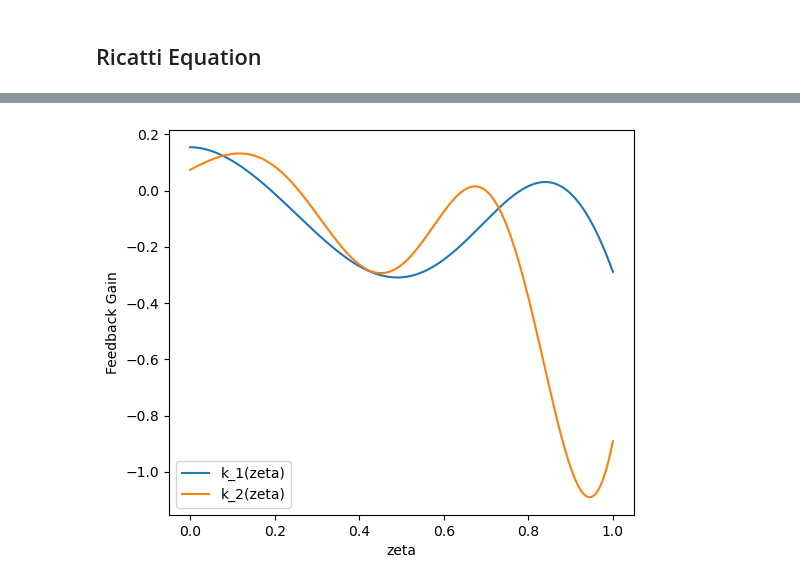
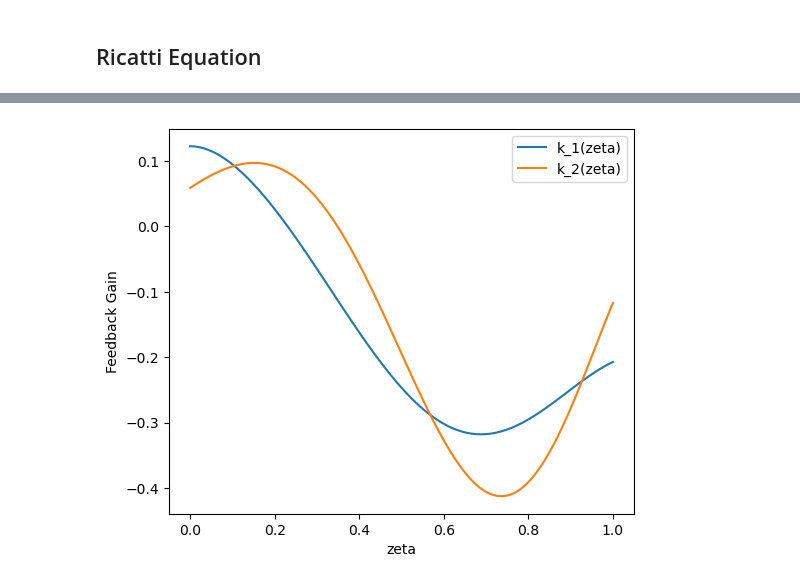
Before and after one commit to behradmoadeli/pfr_isothermal_recycle_delay_optimal, a Jupyter notebook: reports/BehradPaper.ipynb, the cells around one changed output, grey strips where cells are left out. Cells and saved outputs as stored; diff of their text form; code cells hidden in the pictures.

```diff
--- a/reports/BehradPaper.ipynb
+++ b/reports/BehradPaper.ipynb
@@ -725,17 +753,21 @@ e_27 = (27.63+0j)
 # %% [markdown]
 ## Ricatti Equation
 # %%
-n_modes = 7
+n_modes = 5
 
 error = 1
 counter = 0
 
-while error > 1e-17:
+N_zeta = 100
+zeta = np.linspace(0,1,N_zeta)
+
+
+while error > 1e-16:
     p_0_shape = np.array([*triu_to_flat(np.zeros((n_modes,n_modes)))] * 2).shape # Proper shape for initial guess
     p_0 = np.random.rand(*p_0_shape) * 20 * (np.random.rand() - 0.5) # Initial guess
     p_sol_flat = fsolve(ricatti, p_0, (default_pars, lambdas[:n_modes], normal_coefs[:n_modes]), xtol = 1e-14)
-    k = k_ricatti(np.linspace(0,1,10000), p_sol_flat, default_pars, lambdas[:n_modes], normal_coefs[:n_modes])
-    has_imag_values = np.any(np.abs(k.imag) > 1e-5)
+    K = k_ricatti(zeta, p_sol_flat, default_pars, lambdas[:n_modes], normal_coefs[:n_modes])
+    has_imag_values = np.any(np.abs(K.imag) > 1e-5)
     if not has_imag_values:
         error_array = np.array(ricatti(p_sol_flat, default_pars, lambdas[:n_modes], normal_coefs[:n_modes]))
         error = np.sqrt(sum(error_array ** 2)) / (0.5 * len(p_0))
@@ -752,7 +784,7 @@ while error > 1e-17:
     print('k has imaginary values? ', has_imag_values)
 
 if error < 1:
-    k = k.real.astype(float)
+    K = K.real.astype(float)
     print("k = ")
-    display(pd.DataFrame(k))
+    display(pd.DataFrame(K))
 # %% [output]
@@ -775,21 +807,21 @@ k =
 # %%
-df = pd.DataFrame(k.T, columns=['zeta', 'k_1', 'k_2'])
+df = pd.DataFrame(K.T, columns=['zeta', 'k_1', 'k_2'])
 df.set_index('zeta', inplace=True)
 
 # Plot both columns against the index
 plt.figure(figsize=(6,5))  # Adjust the figure size as needed
 plt.plot(df.index, df['k_1'], label='k_1(zeta)')
 plt.plot(df.index, df['k_2'], label='k_2(zeta)')
 
 # Add labels, title, and legend
 plt.xlabel('zeta')
 plt.ylabel('Feedback Gain')
 # plt.title('Plot of Column1 and Column2')
 plt.legend()
 
 # Show the plot
 plt.show()
 # %% [output]
-[figure, old version]
+[figure, new version]
 # %%
 # importing k
```
Also changed, not shown: parts of 13 cells of this notebook, 2 other files.
